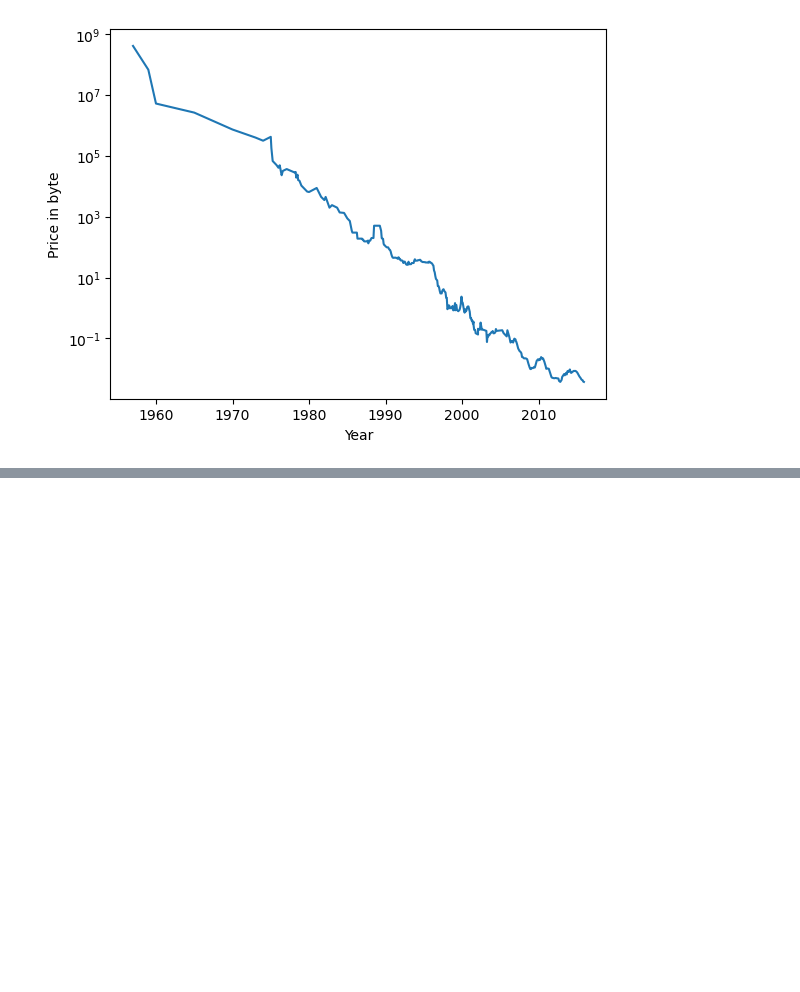
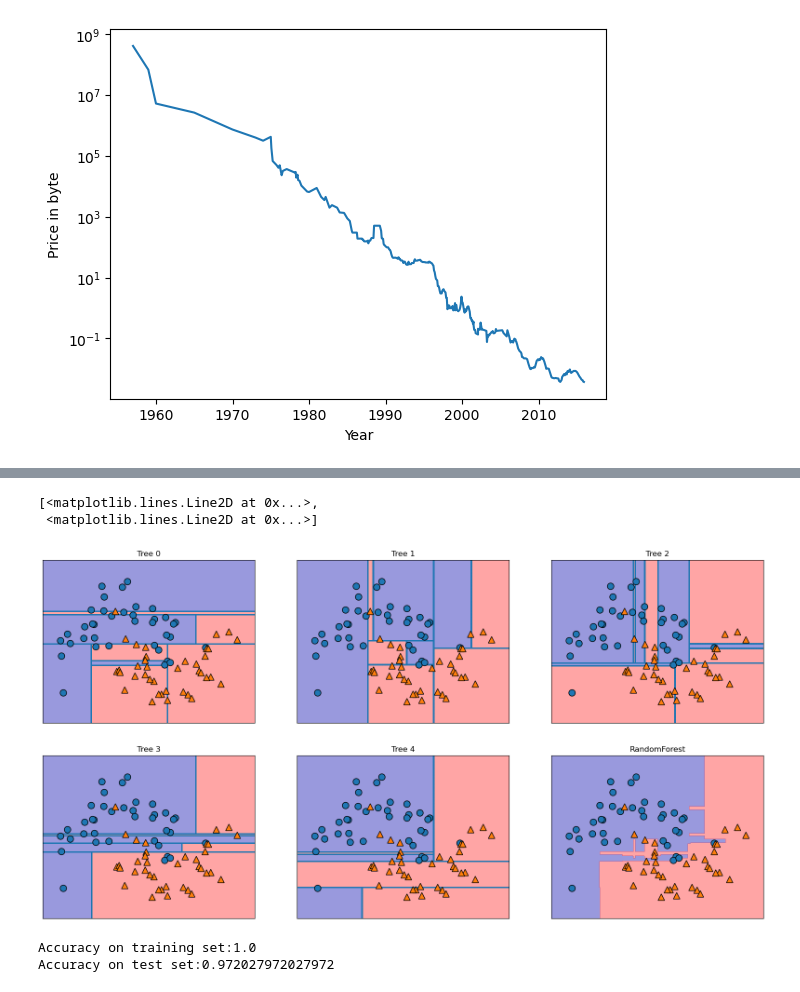
Before and after one commit to smzyut/ml_study_scikitlearn, a Jupyter notebook: Muller2.ipynb, the cells around one changed output, grey strips where cells are left out. Drawn from its saved outputs; the diff is of its cells as text; code cells hidden in the pictures; blank space fills up the shorter version.

```diff
--- a/Muller2.ipynb
+++ b/Muller2.ipynb
@@ -504,0 +506,21 @@ Text(0, 0.5, 'Price in byte')
+# %%
+fig,axes = plt.subplots(2,3,figsize=(20,10))
+for i,(ax,tree) in enumerate(zip(axes.ravel(),forest.estimators_)):
+    ax.set_title(f"Tree {i}")
+    mglearn.plots.plot_tree_partition(X_train,y_train,tree,ax=ax)
+mglearn.plots.plot_2d_separator(forest,X_train,fill=True,ax=axes[-1,-1],alpha=0.4)
+axes[-1,-1].set_title("RandomForest")
+mglearn.discrete_scatter(X_train[:,0],X_train[:,1],y_train)
+# %% [output]
+[<matplotlib.lines.Line2D at 0x...>,
+ <matplotlib.lines.Line2D at 0x...>]
+[figure, added]
+# %%
+X_train,X_test,y_train,y_test = train_test_split(cancer.data,cancer.target,random_state=0)
+forest = RandomForestClassifier(n_estimators=100,random_state=0)
+forest.fit(X_train,y_train)
+print(f"Accuracy on training set:{forest.score(X_train,y_train)}")
+print(f"Accuracy on test set:{forest.score(X_test,y_test)}")
+# %% [output]
+Accuracy on training set:1.0
+Accuracy on test set:0.972027972027972
```
Also changed, not shown: parts of 16 cells of this notebook.
